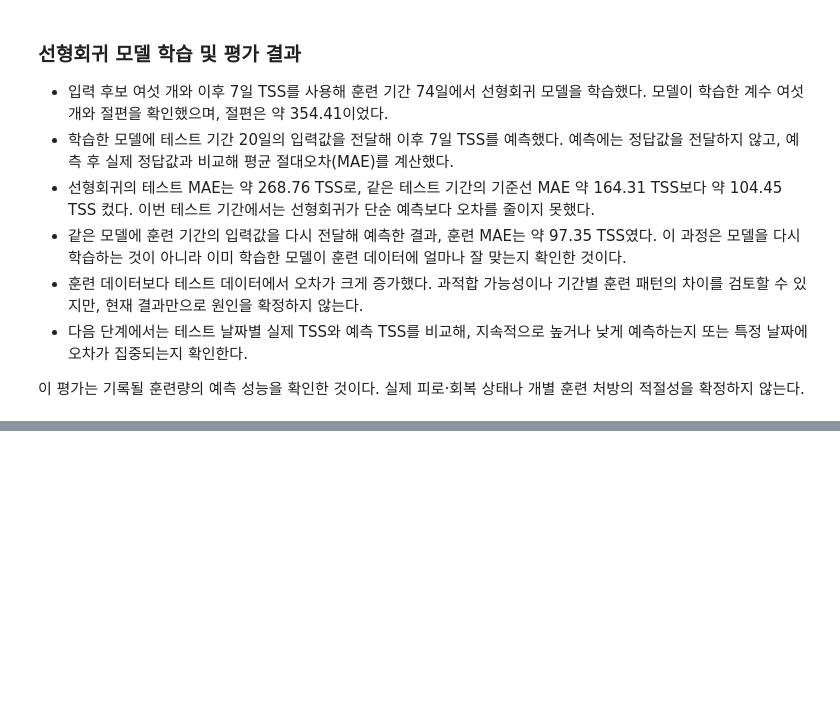
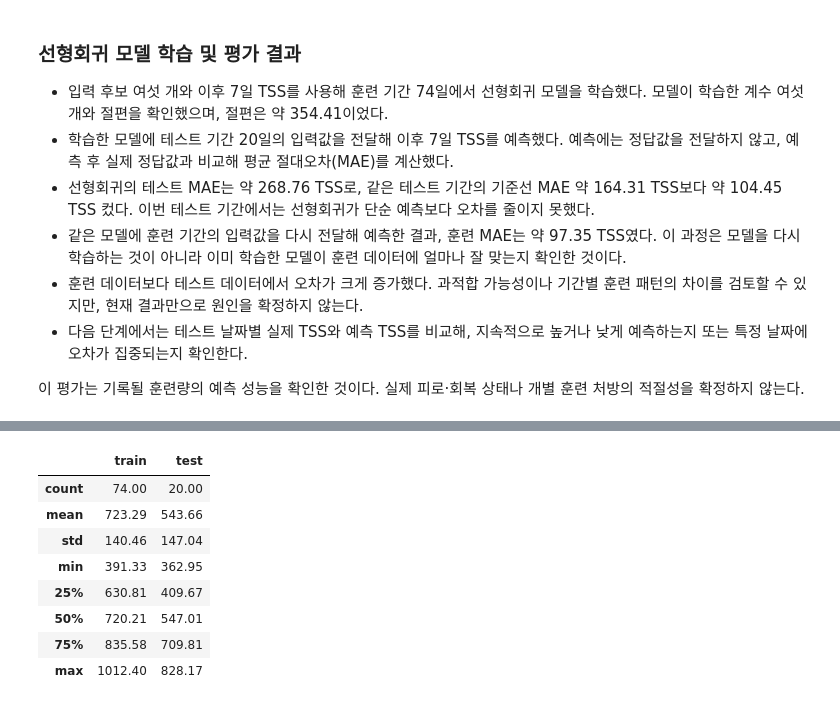
Before and after one commit to jhh0107gsc-hub/cycling, a Jupyter notebook: notebooks/07_training_load_prediction.ipynb, the cells around one changed output, grey strips where cells are left out. Saved outputs shown, nothing was run; the diff lists cells and outputs as text; code cells hidden in the pictures; blank space fills up the shorter version.

```diff
--- a/notebooks/07_training_load_prediction.ipynb
+++ b/notebooks/07_training_load_prediction.ipynb
@@ -265,0 +307,20 @@ print("선형회귀 테스트 MAE:", test_mae)
+# %%
+# 훈련 데이터셋과 테스트 데이터셋의 정닶값을 비교
+target_summary_df = pd.DataFrame(
+    {
+        "train": train_df[target_column].describe(),
+        "test": test_df[target_column].describe(),
+    }
+)
+
+target_summary_df.round(2)
+# %% [output]
+|  | train | test |
+| count | 74.00 | 20.00 |
+| mean | 723.29 | 543.66 |
+| std | 140.46 | 147.04 |
+| min | 391.33 | 362.95 |
+| 25% | 630.81 | 409.67 |
+| 50% | 720.21 | 547.01 |
+| 75% | 835.58 | 709.81 |
+| max | 1012.40 | 828.17 |
```
Also changed, not shown: parts of 5 cells of this notebook.
